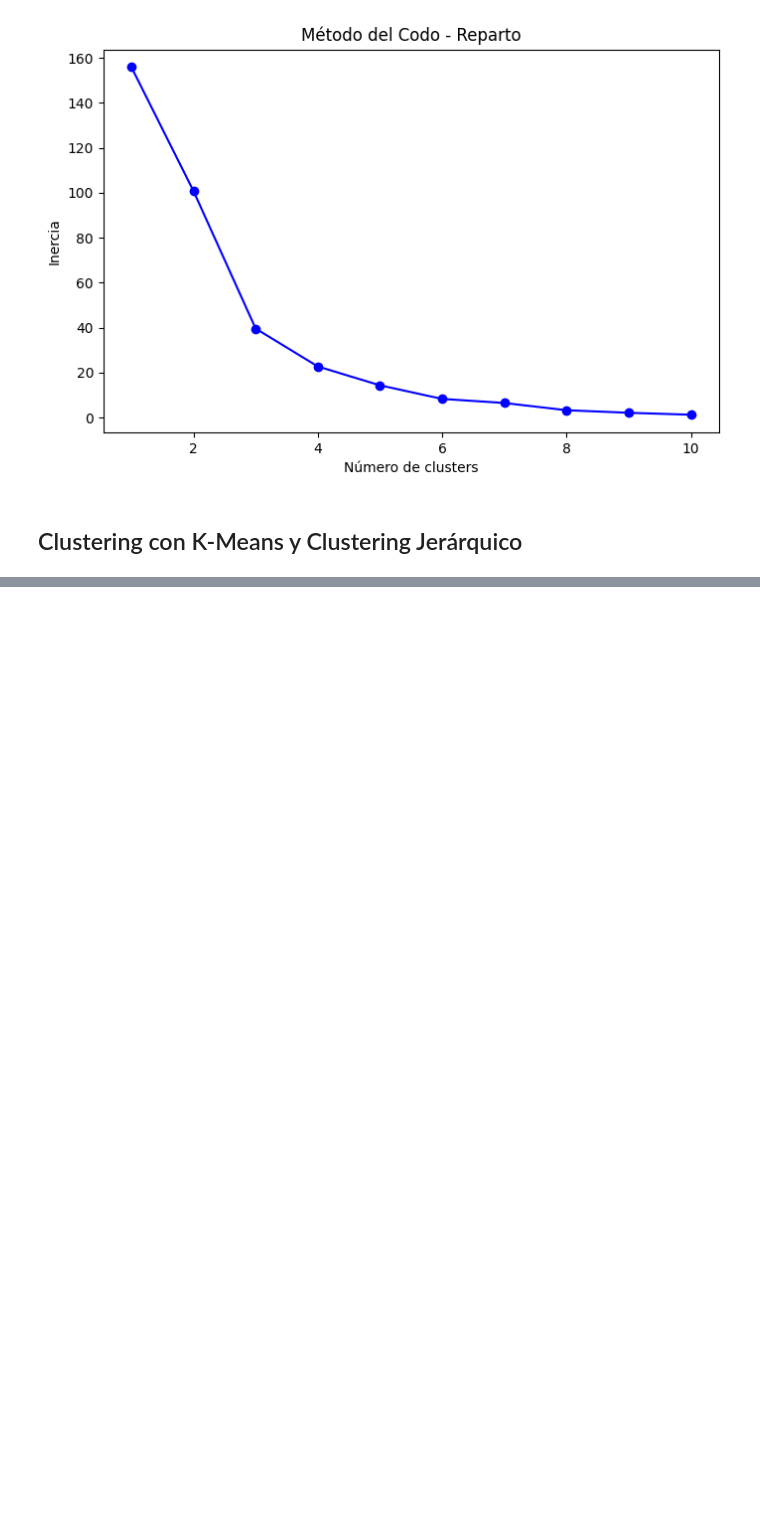
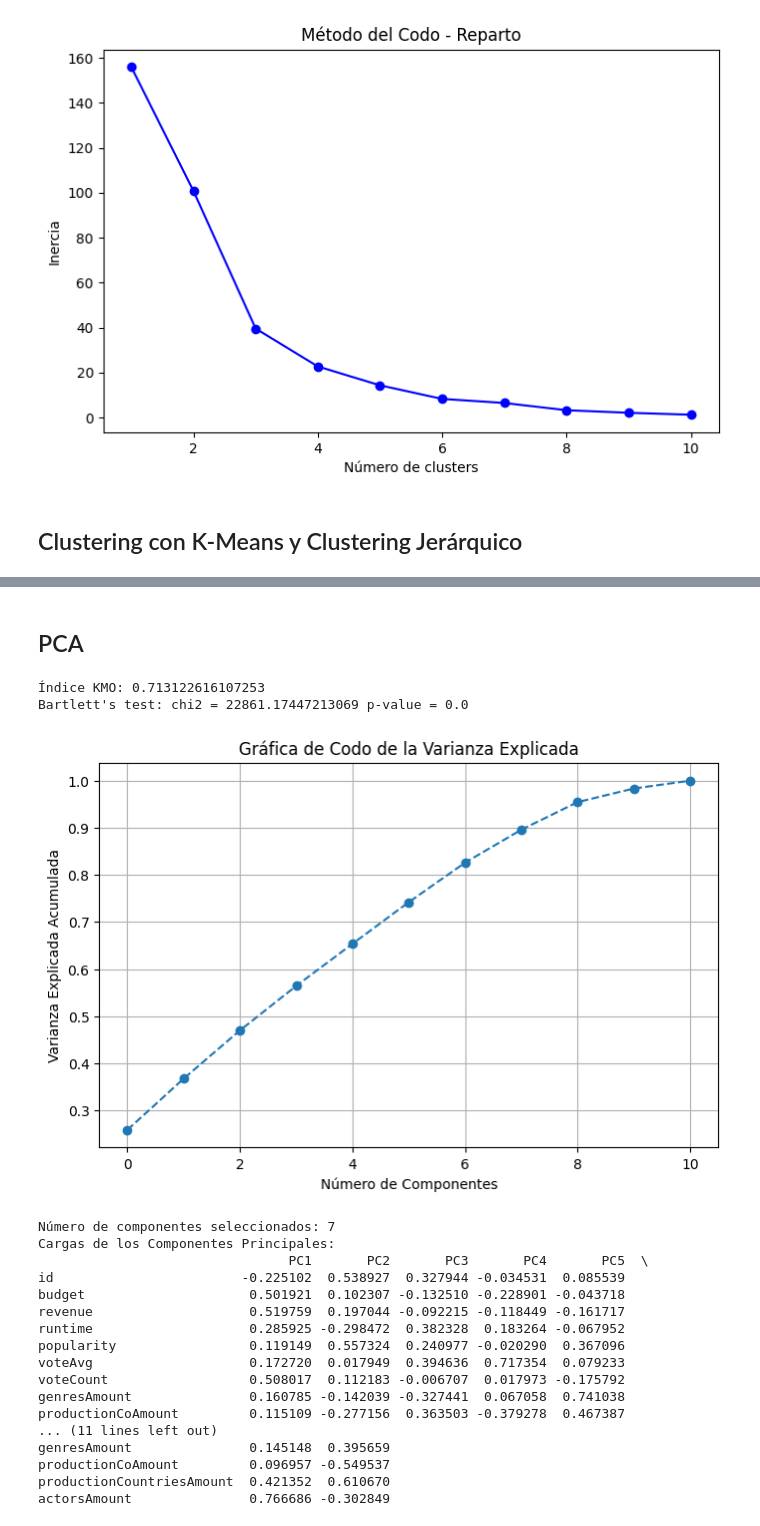
Before and after one commit to Diegoval-Dev/DM-PRY1-P2, a Jupyter notebook: Proyect1Part2.ipynb, the cells around one changed output, grey strips where cells are left out. Saved outputs shown, nothing was run; the diff lists cells and outputs as text; code cells hidden in the pictures; blank space fills up the shorter version.

```diff
--- a/Proyect1Part2.ipynb
+++ b/Proyect1Part2.ipynb
@@ -264,0 +412,60 @@ print(df[['Cluster_Rendimiento_KMeans', 'Cluster_Rendimiento_Agglo',
+# %% [markdown]
+## PCA
+# %%
+file_path = "./movies.csv"
+df = pd.read_csv(file_path, encoding="latin1")
+
+numeric_cols = df.select_dtypes(include=[np.number]).columns
+X = df[numeric_cols].dropna()
+
+scaler = StandardScaler()
+X_scaled = scaler.fit_transform(X)
+
+kmo_all, kmo_model = calculate_kmo(X_scaled)
+chi_square_value, p_value = calculate_bartlett_sphericity(X_scaled)
+print("Índice KMO:", kmo_model)
+print("Bartlett's test: chi2 =", chi_square_value, "p-value =", p_value)
+
+pca = PCA()
+components = pca.fit_transform(X_scaled)
+
+plt.figure(figsize=(8, 5))
+plt.plot(np.cumsum(pca.explained_variance_ratio_), marker='o', linestyle='--')
+plt.xlabel('Número de Componentes')
+plt.ylabel('Varianza Explicada Acumulada')
+plt.title('Gráfica de Codo de la Varianza Explicada')
+plt.grid(True)
+plt.show()
+
+n_components = np.argmax(np.cumsum(pca.explained_variance_ratio_) >= 0.8) + 1
+print("Número de componentes seleccionados:", n_components)
+
+pca_final = PCA(n_components=n_components)
+components_final = pca_final.fit_transform(X_scaled)
+
+loadings = pd.DataFrame(pca_final.components_.T,
+                        columns=[f'PC{i+1}' for i in range(n_components)],
+                        index=numeric_cols)
+print("Cargas de los Componentes Principales:")
+print(loadings)
+# %% [output]
+Índice KMO: 0.713122616107253
+Bartlett's test: chi2 = 22861.17447213069 p-value = 0.0
+[figure, added]
+Número de componentes seleccionados: 7
+Cargas de los Componentes Principales:
+                                PC1       PC2       PC3       PC4       PC5  \
+id                        -0.225102  0.538927  0.327944 -0.034531  0.085539
+budget                     0.501921  0.102307 -0.132510 -0.228901 -0.043718
+revenue                    0.519759  0.197044 -0.092215 -0.118449 -0.161717
+runtime                    0.285925 -0.298472  0.382328  0.183264 -0.067952
+popularity                 0.119149  0.557324  0.240977 -0.020290  0.367096
+voteAvg                    0.172720  0.017949  0.394636  0.717354  0.079233
+voteCount                  0.508017  0.112183 -0.006707  0.017973 -0.175792
+genresAmount               0.160785 -0.142039 -0.327441  0.067058  0.741038
+productionCoAmount         0.115109 -0.277156  0.363503 -0.379278  0.467387
+... (11 lines left out)
+genresAmount               0.145148  0.395659
+productionCoAmount         0.096957 -0.549537
+productionCountriesAmount  0.421352  0.610670
+actorsAmount               0.766686 -0.302849
```
Also changed, not shown: parts of 15 cells of this notebook, 2 other files.
